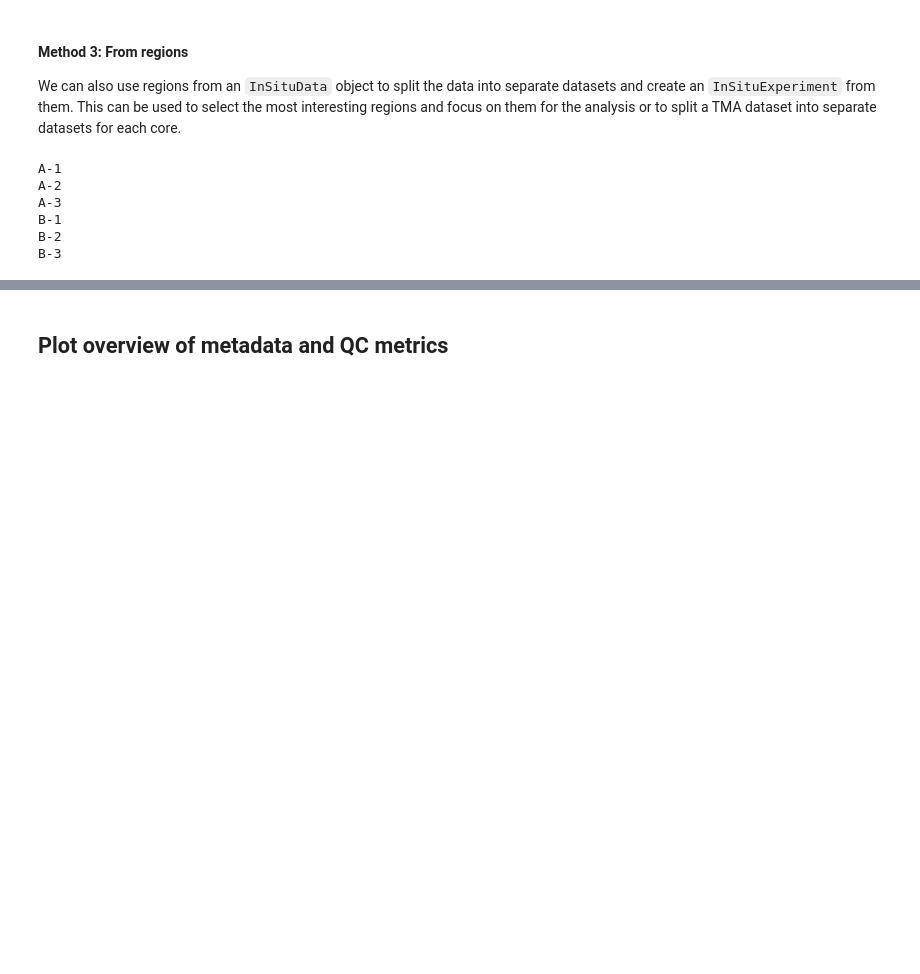
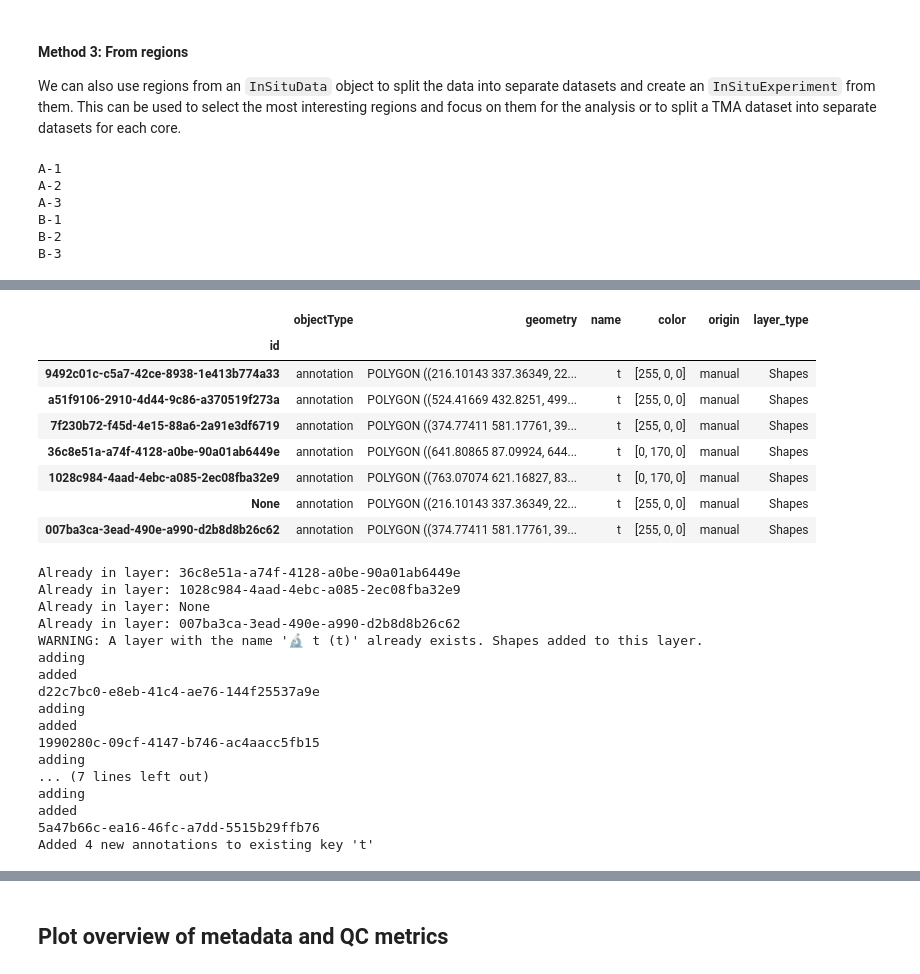
Before and after one commit to SpatialPathology/InSituPy, a Jupyter notebook: docs/source/tutorials/03_multisample_analysis/InSituPy_InSituExperiment.ipynb, the cells around one changed output, grey strips where cells are left out. Cells and saved outputs as stored; diff of their text form; code cells hidden in the pictures; blank space fills up the shorter version.

```diff
--- a/docs/source/tutorials/03_multisample_analysis/InSituPy_InSituExperiment.ipynb
+++ b/docs/source/tutorials/03_multisample_analysis/InSituPy_InSituExperiment.ipynb
@@ -167,0 +316,29 @@ viewer = exp.show(3)
+# %%
+exp.data[3].annotations["t"]
+# %% [output]
+|  | objectType | geometry | name | color | origin | layer_type |
+| id |  |  |  |  |  |  |
+| 9492c01c-c5a7-42ce-8938-1e413b774a33 | annotation | POLYGON ((216.10143 337.36349, 22... | t | [255, 0, 0] | manual | Shapes |
+| a51f9106-2910-4d44-9c86-a370519f273a | annotation | POLYGON ((524.41669 432.8251, 499... | t | [255, 0, 0] | manual | Shapes |
+| 7f230b72-f45d-4e15-88a6-2a91e3df6719 | annotation | POLYGON ((374.77411 581.17761, 39... | t | [255, 0, 0] | manual | Shapes |
+| 36c8e51a-a74f-4128-a0be-90a01ab6449e | annotation | POLYGON ((641.80865 87.09924, 644... | t | [0, 170, 0] | manual | Shapes |
+| 1028c984-4aad-4ebc-a085-2ec08fba32e9 | annotation | POLYGON ((763.07074 621.16827, 83... | t | [0, 170, 0] | manual | Shapes |
+| None | annotation | POLYGON ((216.10143 337.36349, 22... | t | [255, 0, 0] | manual | Shapes |
+| 007ba3ca-3ead-490e-a990-d2b8d8b26c62 | annotation | POLYGON ((374.77411 581.17761, 39... | t | [255, 0, 0] | manual | Shapes |
+Already in layer: 36c8e51a-a74f-4128-a0be-90a01ab6449e
+Already in layer: 1028c984-4aad-4ebc-a085-2ec08fba32e9
+Already in layer: None
+Already in layer: 007ba3ca-3ead-490e-a990-d2b8d8b26c62
+WARNING: A layer with the name '🔬 t (t)' already exists. Shapes added to this layer.
+adding
+added
+d22c7bc0-e8eb-41c4-ae76-144f25537a9e
+adding
+added
+1990280c-09cf-4147-b746-ac4aacc5fb15
+adding
+... (7 lines left out)
+adding
+added
+5a47b66c-ea16-46fc-a7dd-5515b29ffb76
+Added 4 new annotations to existing key 't'
```
Also changed, not shown: parts of 129 cells of this notebook, 7 other files.
